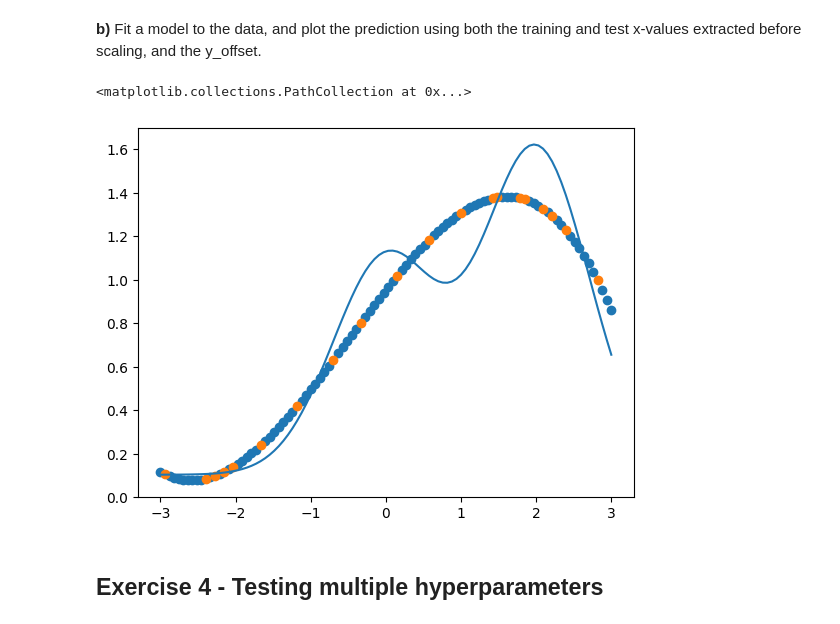
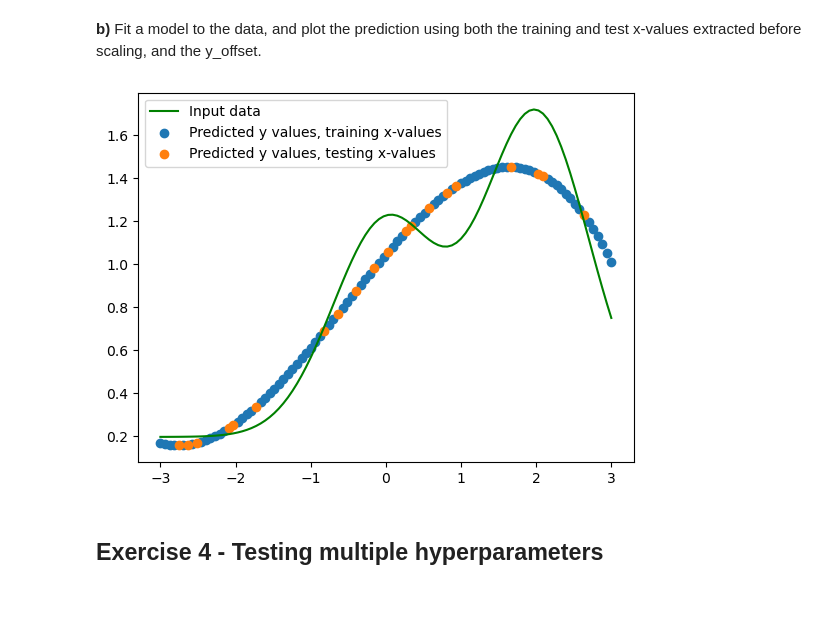
Before and after one commit to aadnerol/FYS-STK3155, a Jupyter notebook: Weekly Exercises/Week 36/exercisesweek36.ipynb, the cells around one changed output. Drawn from its saved outputs; the diff is of its cells as text; code cells hidden in the pictures.

```diff
--- a/Weekly Exercises/Week 36/exercisesweek36.ipynb
+++ b/Weekly Exercises/Week 36/exercisesweek36.ipynb
@@ -155,16 +155,15 @@ y = np.exp(-x**2) + 1.5 * np.exp(-(x-2)**2) + np.random.normal(0, 0.1)
 # %%
 def polynomial_features(x, p, intercept=False):
     n = len(x)
-    X = np.zeros((n, p + 1))
-    #X[:, 0] = ...
-    #X[:, 1] = ...
-    #X[:, 2] = ...
-    # could this be a loop?
+    # Condition on intercept:
+    if intercept==True:
+        X = np.zeros((n, p + 1))
+        for i in range(p+1):
+            X[:, i] = x ** i
+            # First column becomes ones because for all x, x**i = 1 when i=0.
+    else:
+        X = np.zeros((n, p))
+        for i in range(p):
+            X[:, i] = x ** (i+1)
+
+    return X
-# %%
-def polynomial_features(x, p, intercept=False):
-    n = len(x)
-    X = np.zeros((n, p))
-    X[:, 0] = x[:]
-    X[:, 1] = x**2
-    X[:, 2] = x**3
-    return X
@@ -189,20 +198,23 @@ y_offset = np.mean(y_train)
 # %% [markdown]
 **a)** Implement a function for computing the optimal Ridge parameters using the expression from **2a)**.
 # %%
-def Ridge_parameters(X, y):
+def Ridge_parameters(X, y, lam = 1.0):
     # Assumes X is scaled and has no intercept column
-    return np.linalg.inv(X.T @ X) @ X.T @ y
+    p = X.shape[1]
+    return np.linalg.pinv((X.T @ X)+ lam*np.eye(p)) @ X.T @ y
 
 beta = Ridge_parameters(X_train_s, y_train)
+#print(beta)
 # %% [markdown]
 **b)** Fit a model to the data, and plot the prediction using both the training and test x-values extracted before scaling, and the y_offset.
 # %%
-plt.plot(x, y)
-plt.scatter(x_train, X_train_s @ beta + y_offset)
-plt.scatter(x_test, X_test_s @ beta + y_offset)
+plt.plot(x, y, label = "Input data", color="green")
+plt.scatter(x_train, X_train_s @ beta + y_offset, label="Predicted y values, training x-values")
+plt.scatter(x_test, X_test_s @ beta + y_offset, label="Predicted y values, testing x-values")
+plt.legend()
+plt.show()
 # %% [output]
-<matplotlib.collections.PathCollection at 0x...>
-[figure, old version]
+[figure, new version]
 # %% [markdown]
 ## Exercise 4 - Testing multiple hyperparameters
 # %% [markdown]
```
Also changed, not shown: parts of 1 cell of this notebook.
